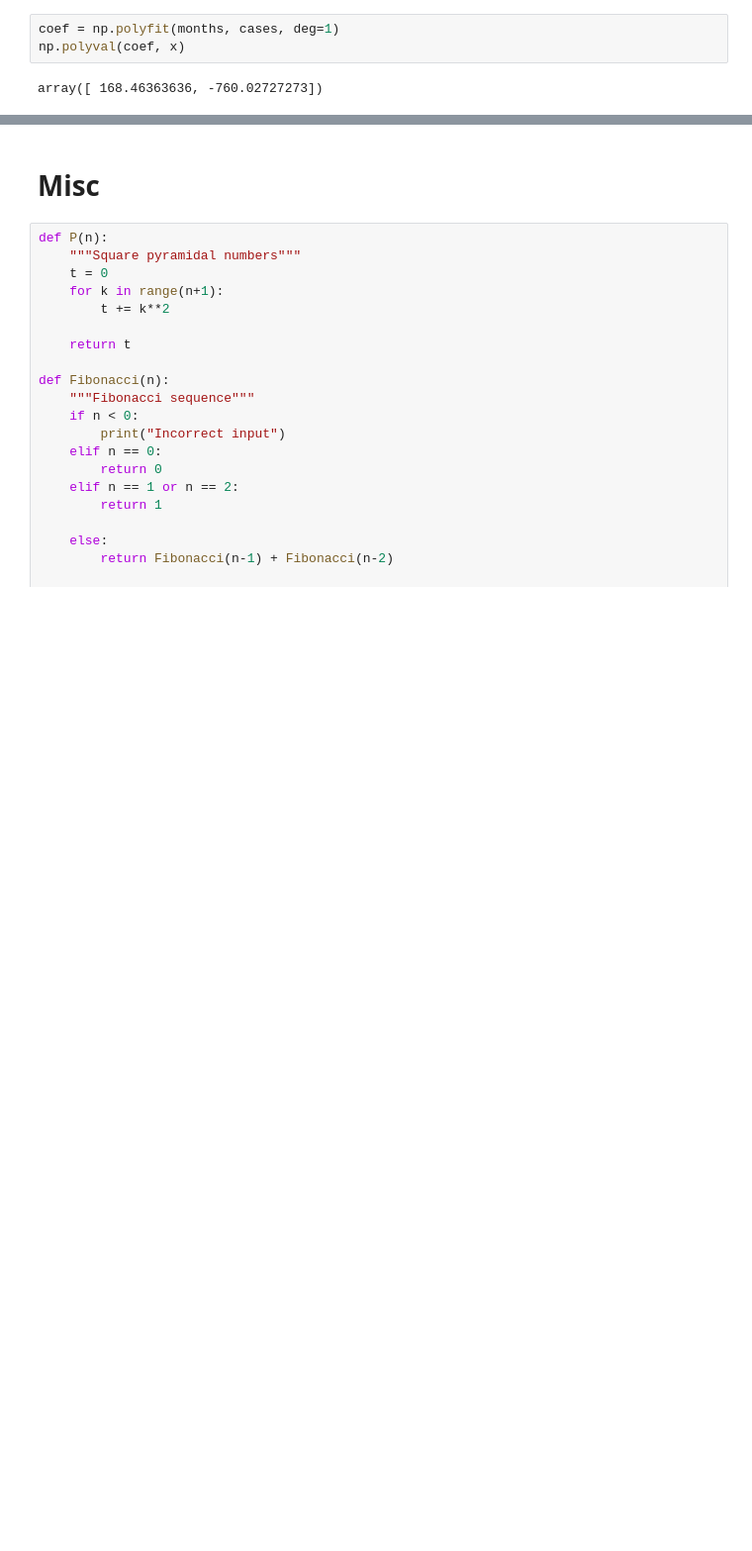
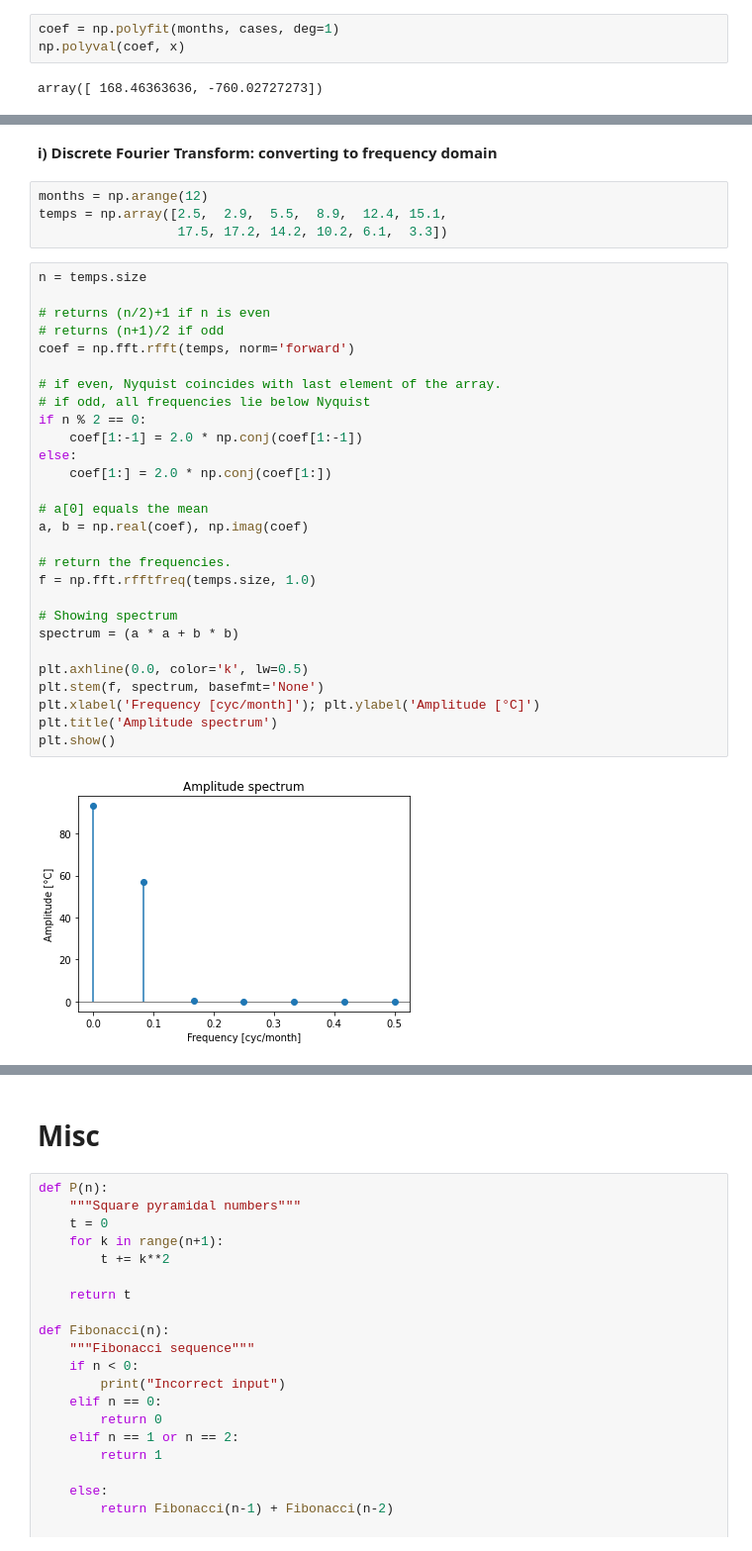
Before and after one commit to ddlatumalea/signal_analysis, a Jupyter notebook: DS1 SignAnal - D - Summary.ipynb, the cells around one changed output, grey strips where cells are left out. Shown: that part at 99% size. Cells and saved outputs as stored; diff of their text form; blank space fills up the shorter version.

```diff
--- a/DS1 SignAnal - D - Summary.ipynb
+++ b/DS1 SignAnal - D - Summary.ipynb
@@ -370,0 +590,36 @@ array([ 168.46363636, -760.02727273])
+# %% [markdown]
+**i) Discrete Fourier Transform: converting to frequency domain**
+# %%
+months = np.arange(12)
+temps = np.array([2.5,  2.9,  5.5,  8.9,  12.4, 15.1,
+                  17.5, 17.2, 14.2, 10.2, 6.1,  3.3])
+# %%
+n = temps.size
+
+# returns (n/2)+1 if n is even
+# returns (n+1)/2 if odd
+coef = np.fft.rfft(temps, norm='forward')
+
+# if even, Nyquist coincides with last element of the array.
+# if odd, all frequencies lie below Nyquist
+if n % 2 == 0:
+    coef[1:-1] = 2.0 * np.conj(coef[1:-1])
+else:
+    coef[1:] = 2.0 * np.conj(coef[1:])
+
+# a[0] equals the mean
+a, b = np.real(coef), np.imag(coef)
+
+# return the frequencies.
+f = np.fft.rfftfreq(temps.size, 1.0)
+
+# Showing spectrum
+spectrum = (a * a + b * b)
+
+plt.axhline(0.0, color='k', lw=0.5)
+plt.stem(f, spectrum, basefmt='None')
+plt.xlabel('Frequency [cyc/month]'); plt.ylabel('Amplitude [°C]')
+plt.title('Amplitude spectrum')
+plt.show()
+# %% [output]
+[figure, added]
```
Also changed, not shown: parts of 31 cells of this notebook.
